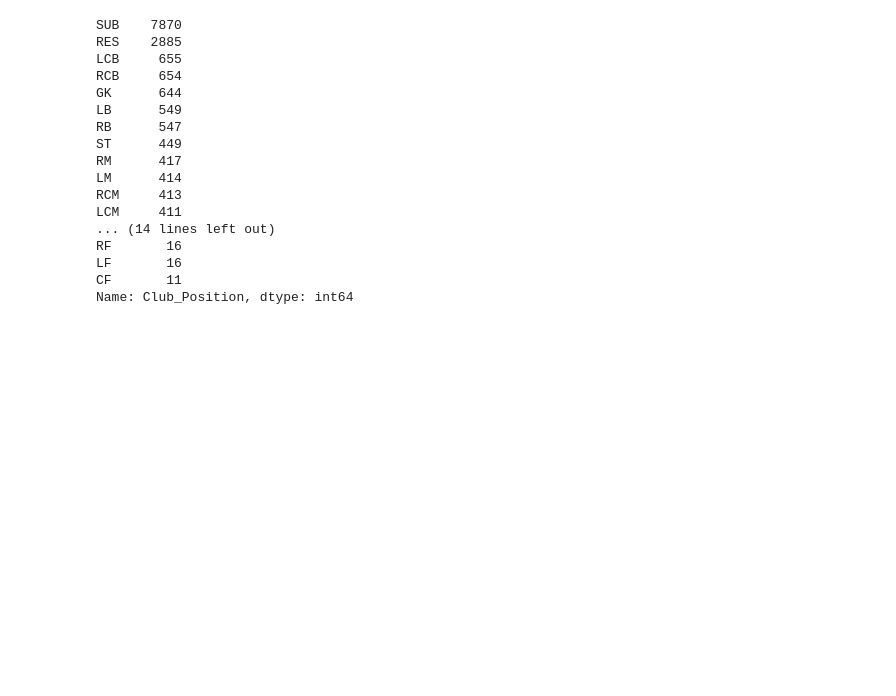
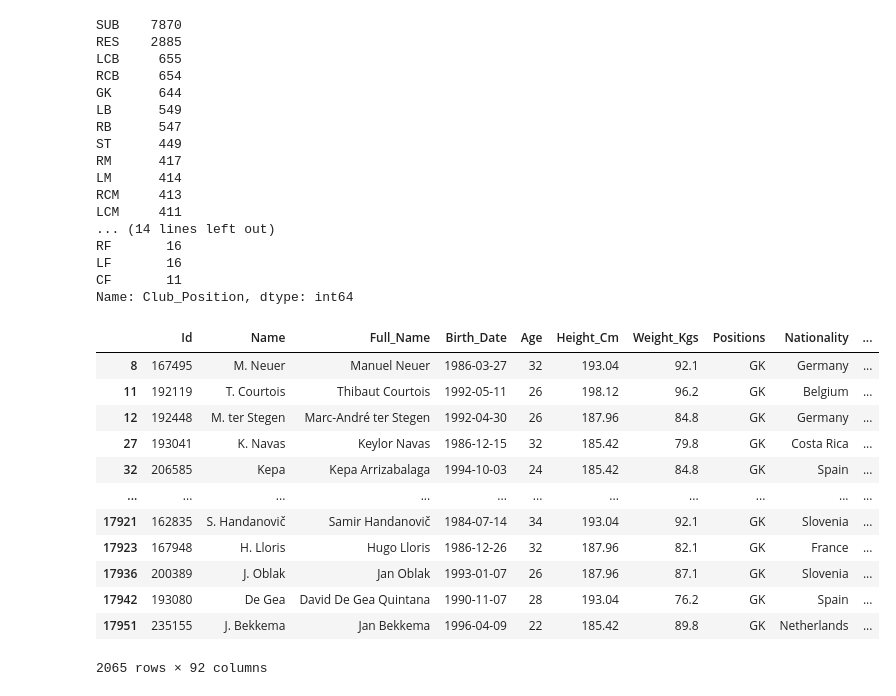
Before and after one commit to mshariqnaeem/FIFA_PlayerValue_ML, a Jupyter notebook: Fifa_ETL.ipynb, the cells around one changed output. Cells and saved outputs as stored; diff of their text form; code cells hidden in the pictures; blank space fills up the shorter version.

Commit message:
tableau images

```diff
--- a/Fifa_ETL.ipynb
+++ b/Fifa_ETL.ipynb
@@ -186,4 +186,18 @@ LF       16
 CF       11
 Name: Club_Position, dtype: int64
 # %%
-#
+df[df.Positions == 'GK']
+# %% [output]
+|  | Id | Name | Full_Name | Birth_Date | Age | Height_Cm | Weight_Kgs | Positions | Nationality | ... |
+| 8 | 167495 | M. Neuer | Manuel Neuer | 1986-03-27 | 32 | 193.04 | 92.1 | GK | Germany | ... |
+| 11 | 192119 | T. Courtois | Thibaut Courtois | 1992-05-11 | 26 | 198.12 | 96.2 | GK | Belgium | ... |
+| 12 | 192448 | M. ter Stegen | Marc-André ter Stegen | 1992-04-30 | 26 | 187.96 | 84.8 | GK | Germany | ... |
+| 27 | 193041 | K. Navas | Keylor Navas | 1986-12-15 | 32 | 185.42 | 79.8 | GK | Costa Rica | ... |
+| 32 | 206585 | Kepa | Kepa Arrizabalaga | 1994-10-03 | 24 | 185.42 | 84.8 | GK | Spain | ... |
+| ... | ... | ... | ... | ... | ... | ... | ... | ... | ... | ... |
+| 17921 | 162835 | S. Handanovič | Samir Handanovič | 1984-07-14 | 34 | 193.04 | 92.1 | GK | Slovenia | ... |
+| 17923 | 167948 | H. Lloris | Hugo Lloris | 1986-12-26 | 32 | 187.96 | 82.1 | GK | France | ... |
+| 17936 | 200389 | J. Oblak | Jan Oblak | 1993-01-07 | 26 | 187.96 | 87.1 | GK | Slovenia | ... |
+| 17942 | 193080 | De Gea | David De Gea Quintana | 1990-11-07 | 28 | 193.04 | 76.2 | GK | Spain | ... |
+| 17951 | 235155 | J. Bekkema | Jan Bekkema | 1996-04-09 | 22 | 185.42 | 89.8 | GK | Netherlands | ... |
+2065 rows × 92 columns
```
Also changed, not shown: parts of 12 cells of this notebook, 4 other files.
